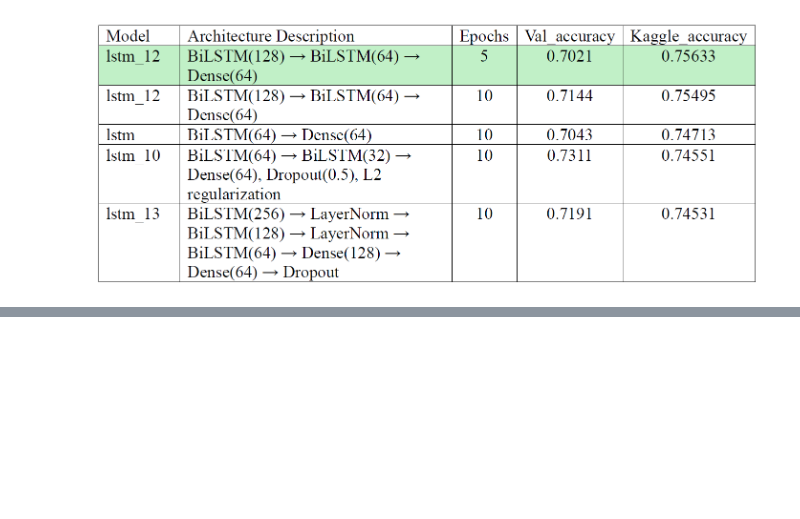
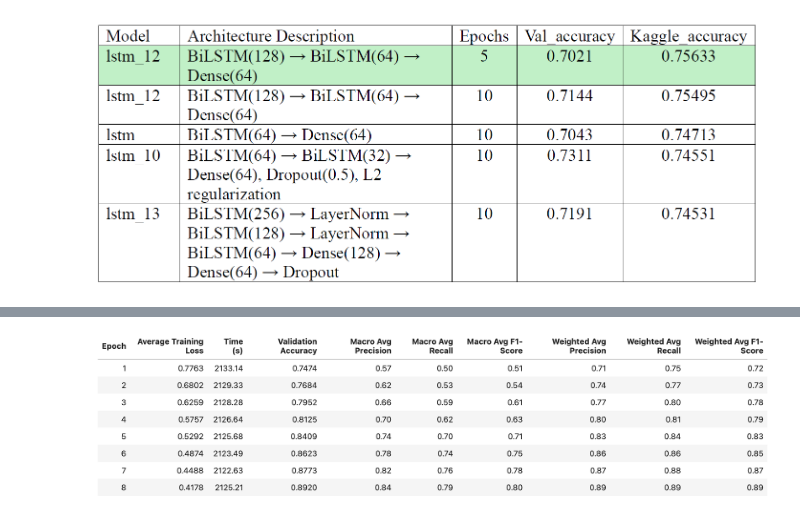
Before and after one commit to GeraintWong/f20aa_cw2, a Jupyter notebook: Part5.ipynb, the cells around one changed output, grey strips where cells are left out. Cells and saved outputs as stored; diff of their text form; code cells hidden in the pictures; blank space fills up the shorter version.

```diff
--- a/Part5.ipynb
+++ b/Part5.ipynb
@@ -176,0 +181,5 @@ https://github.com/athinsuresh/f20aa_cw2/blob/main/RNN.ipynb
+# %%
+from IPython.display import Image, display
+display(Image(filename='../Desktop/BERT Epoch.png'))
+# %% [output]
+[figure, added]
```
Also changed, not shown: parts of 2 cells of this notebook.
